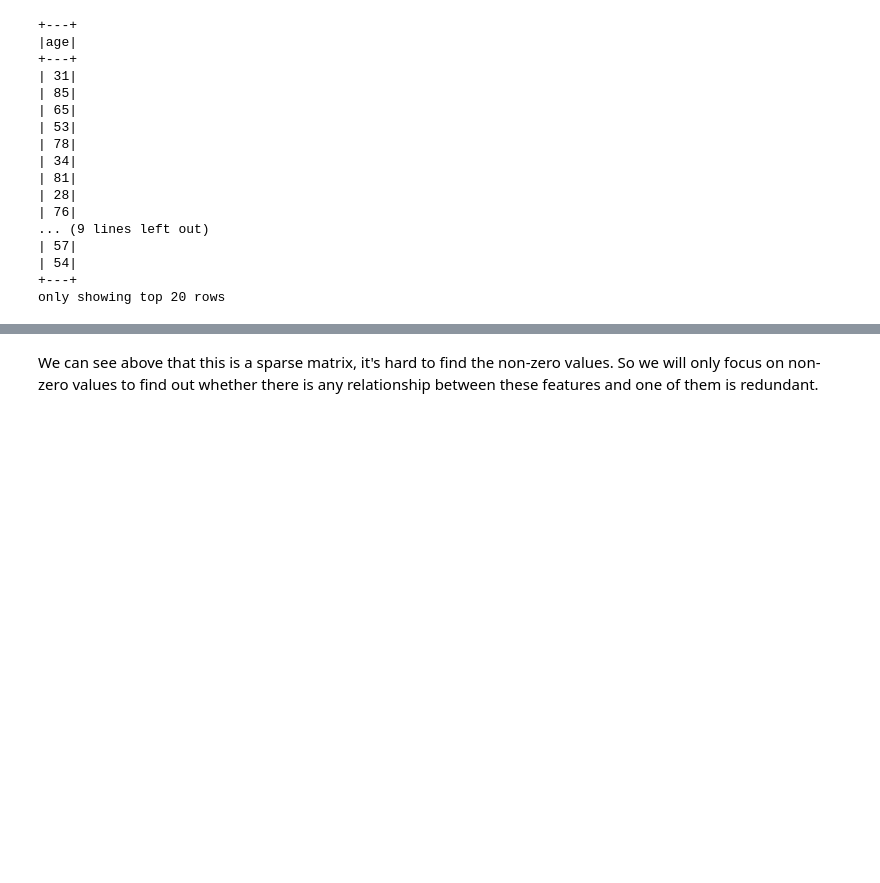
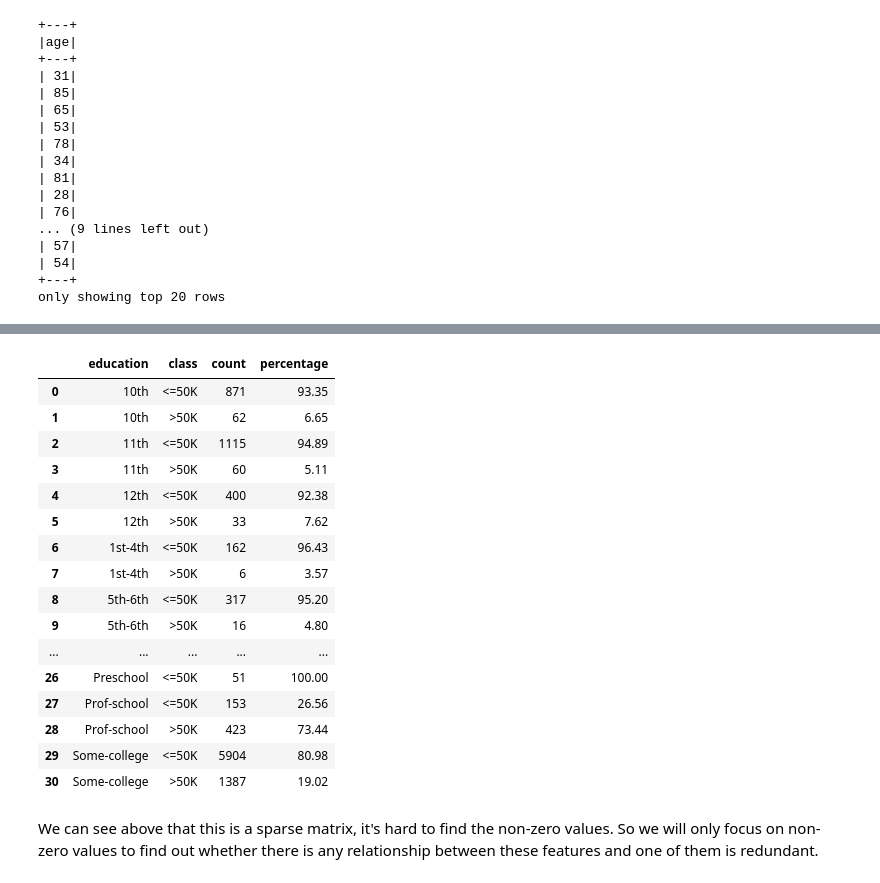
Before and after one commit to riyadparvez/pyspark-datascience, a Jupyter notebook: income/spark.ipynb, the cells around one changed output, grey strips where cells are left out. Cells and saved outputs as stored; diff of their text form; code cells hidden in the pictures; blank space fills up the shorter version.

```diff
--- a/income/spark.ipynb
+++ b/income/spark.ipynb
@@ -147,6 +153,23 @@ df.show()
 # %%
-df = crosstabPercentage(train, 'education', labelCol).orderBy('percentage-of->50K')
-df = df.orderBy('percentage-of->50K').withColumn('percentage-of->50K',
-                                    format_number(df['percentage-of->50K'], 2))
-df.show()
+df = crosstabPercentage(train, 'education', labelCol)
+df = df.withColumn('percentage', format_number(df['percentage'], 2))
+df.toPandas()
+# %% [output]
+|  | education | class | count | percentage |
+| 0 | 10th | <=50K | 871 | 93.35 |
+| 1 | 10th | >50K | 62 | 6.65 |
+| 2 | 11th | <=50K | 1115 | 94.89 |
+| 3 | 11th | >50K | 60 | 5.11 |
+| 4 | 12th | <=50K | 400 | 92.38 |
+| 5 | 12th | >50K | 33 | 7.62 |
+| 6 | 1st-4th | <=50K | 162 | 96.43 |
+| 7 | 1st-4th | >50K | 6 | 3.57 |
+| 8 | 5th-6th | <=50K | 317 | 95.20 |
+| 9 | 5th-6th | >50K | 16 | 4.80 |
+| ... | ... | ... | ... | ... |
+| 26 | Preschool | <=50K | 51 | 100.00 |
+| 27 | Prof-school | <=50K | 153 | 26.56 |
+| 28 | Prof-school | >50K | 423 | 73.44 |
+| 29 | Some-college | <=50K | 5904 | 80.98 |
+| 30 | Some-college | >50K | 1387 | 19.02 |
 # %%
```
Also changed, not shown: parts of 25 cells of this notebook, 2 other files.
